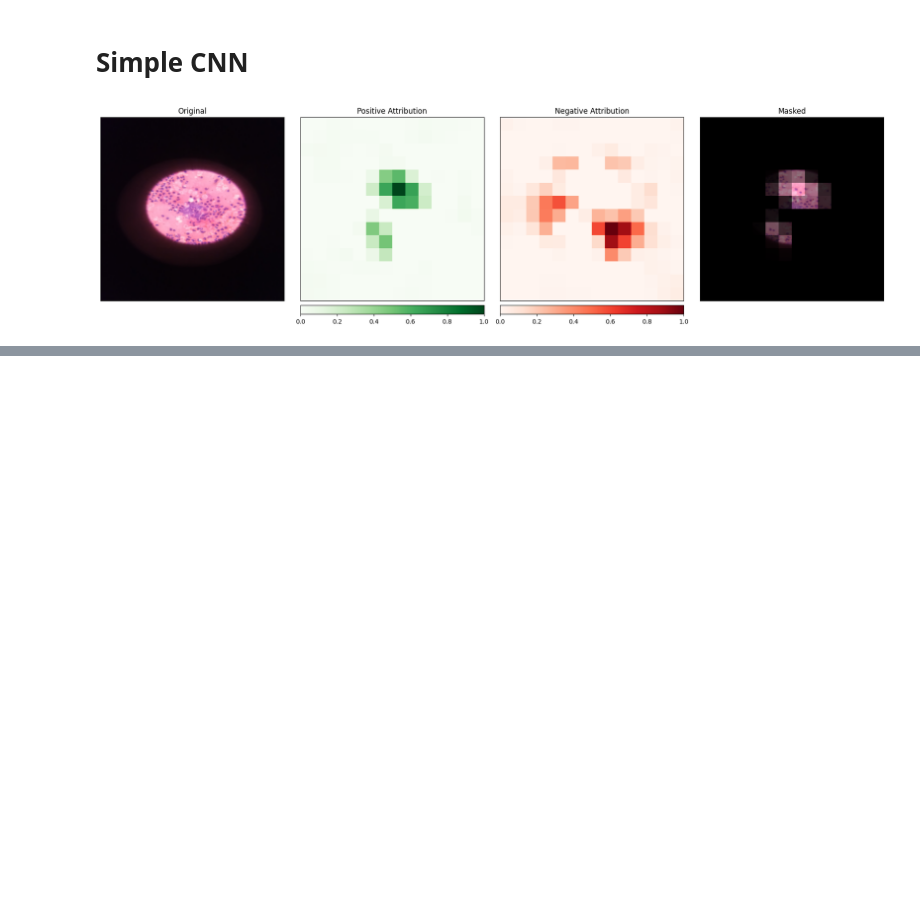
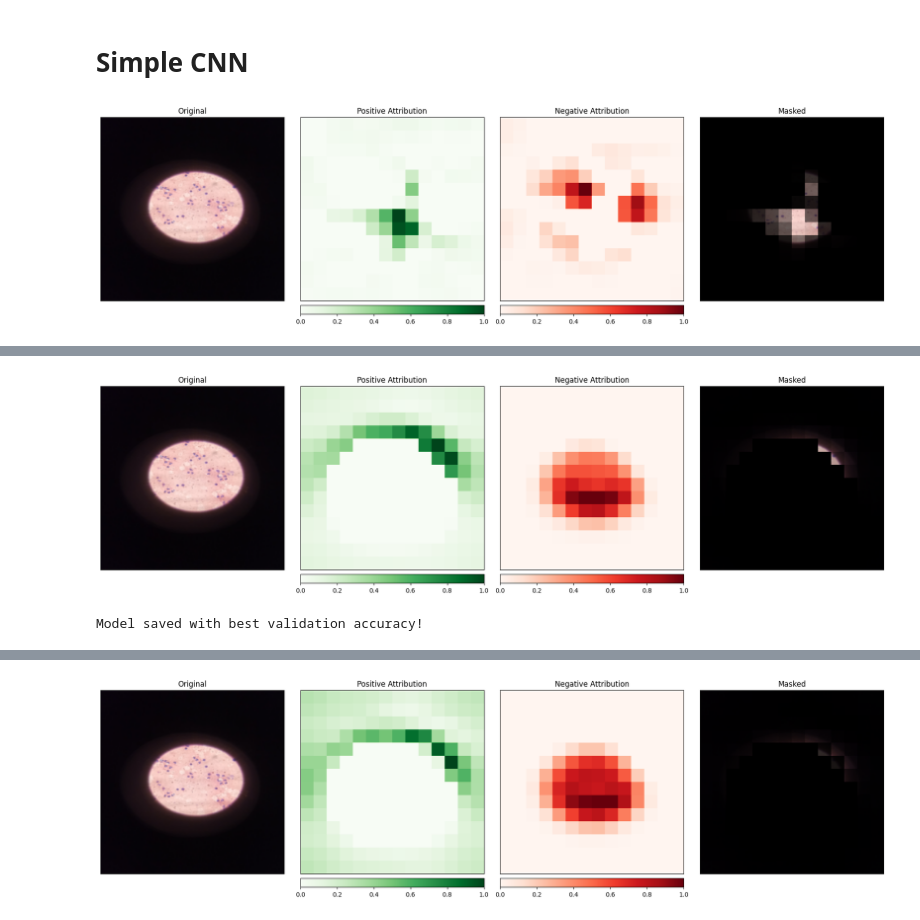
Before and after one commit to whitmireb/thyroid_model_2, a Jupyter notebook: LR_Super_Model.ipynb, the cells around one changed output, grey strips where cells are left out. Saved outputs shown, nothing was run; the diff lists cells and outputs as text; code cells hidden in the pictures; blank space fills up the shorter version.

```diff
--- a/LR_Super_Model.ipynb
+++ b/LR_Super_Model.ipynb
@@ -474,6 +475,7 @@ class CustomDataset(Dataset):
 
     def __getitem__(self, idx):
         img_path = os.path.join(self.base_path, self.dataframe.iloc[idx]['image_path'].replace('\\', '/'))
+        # print(f"Loading image: {img_path}")
         image = Image.open(img_path).convert('RGB')
         label = self.dataframe.iloc[idx]['Surgery diagnosis in number']
 
@@ -609,50 +611,67 @@ for epoch in range(num_epochs):
 
     attributions_occ = occlusion.attribute(test_img,
                                         target=pred_label_idx,
-                                        strides=(16, 16),  # Spatial dimensions only
-                                        sliding_window_shapes=(32, 32),  # Spatial dimensions only
-                                        baselines=0)
+                                        strides=(16, 16),
+                                        sliding_window_shapes=(32, 32),
+                                        baselines=0.5)  # Use a mean value or a suitable baseline
 
-    # Visualize the attribution map without transposing
+    # Visualize the attribution map
     _ = viz.visualize_image_attr_multiple(
-                                        np.expand_dims(attributions_occ.squeeze().cpu().detach().numpy(), axis=-1),  # Shape (224, 224, 1)
-                                        np.transpose(test_img.squeeze().cpu().detach().numpy(), (1, 2, 0)),  # Shape (224, 224, 3)
+                                        np.expand_dims(attributions_occ.squeeze().cpu().detach().numpy(), axis=-1),
+                                        np.transpose(test_img.squeeze().cpu().detach().numpy(), (1, 2, 0)),
                                         ["original_image", "heat_map", "heat_map", "masked_image"],
                                         ["all", "positive", "negative", "positive"],
                                         show_colorbar=True,
                                         titles=["Original", "Positive Attribution", "Negative Attribution", "Masked"],
                                         fig_size=(18, 6)
                                     )
+
+    # attributions_occ = occlusion.attribute(test_img,
+    #                                     target=pred_label_idx,
+    #                                     strides=(16, 16),  # Spatial dimensions only
+    #                                     sliding_window_shapes=(32, 32),  # Spatial dimensions only
+    #                                     baselines=0)
+
+    # # Visualize the attribution map without transposing
+    # _ = viz.visualize_image_attr_multiple(
+    #                                     np.expand_dims(attributions_occ.squeeze().cpu().detach().numpy(), axis=-1),  # Shape (224, 224, 1)
+    #                                     np.transpose(test_img.squeeze().cpu().detach().numpy(), (1, 2, 0)),  # Shape (224, 224, 3)
+    #                                     ["original_image", "heat_map", "heat_map", "masked_image"],
+    #                                     ["all", "positive", "negative", "positive"],
+    #                                     show_colorbar=True,
+    #                                     titles=["Original", "Positive Attribution", "Negative Attribution", "Masked"],
+    #                                     fig_size=(18, 6)
+    #                                 )
 
     # Save the model if the validation accuracy improves
     if val_acc > best_val_acc:
         best_val_acc = val_acc
         torch.save(model.state_dict(), 'super_CNN_Model.pth')
         print("Model saved with best validation accuracy!")
 
 # Final evaluation
 model.load_state_dict(torch.load('super_CNN_Model.pth'))  # Load the best model
 model.eval()
 y_true = []
 y_pred = []
 
 with torch.no_grad():
     for images, labels in test_loader:
         images = images.to(device)
         outputs = model(images)
         predictions = torch.round(torch.sigmoid(outputs.squeeze()))  # Convert probabilities to binary predictions
 
         y_true.extend(labels.numpy())
         y_pred.extend(predictions.cpu().numpy())
 
 # Print classification report
 print(classification_report(y_true, y_pred))
 
 # Evaluate with ROC-AUC score
 auc_score = roc_auc_score(y_true, y_pred)
 print("ROC-AUC Score:", auc_score)
 
 print("Training completed!")
 #100 ep - 325 mins, best val acc 88.18% #200 ep - 682 min, best val acc 88.41%
 # %% [output]
-[figure, old version]
+[figure, new version]
@@ -659,0 +679,2 @@ Error:
+[figure, added]
+Model saved with best validation accuracy!
@@ -660,3 +682,4 @@ Error:
+[figure, added]
 # %%
 import matplotlib.pyplot as plt
 from PIL import Image
```
Also changed, not shown: parts of 2 cells of this notebook, 1 other file.
